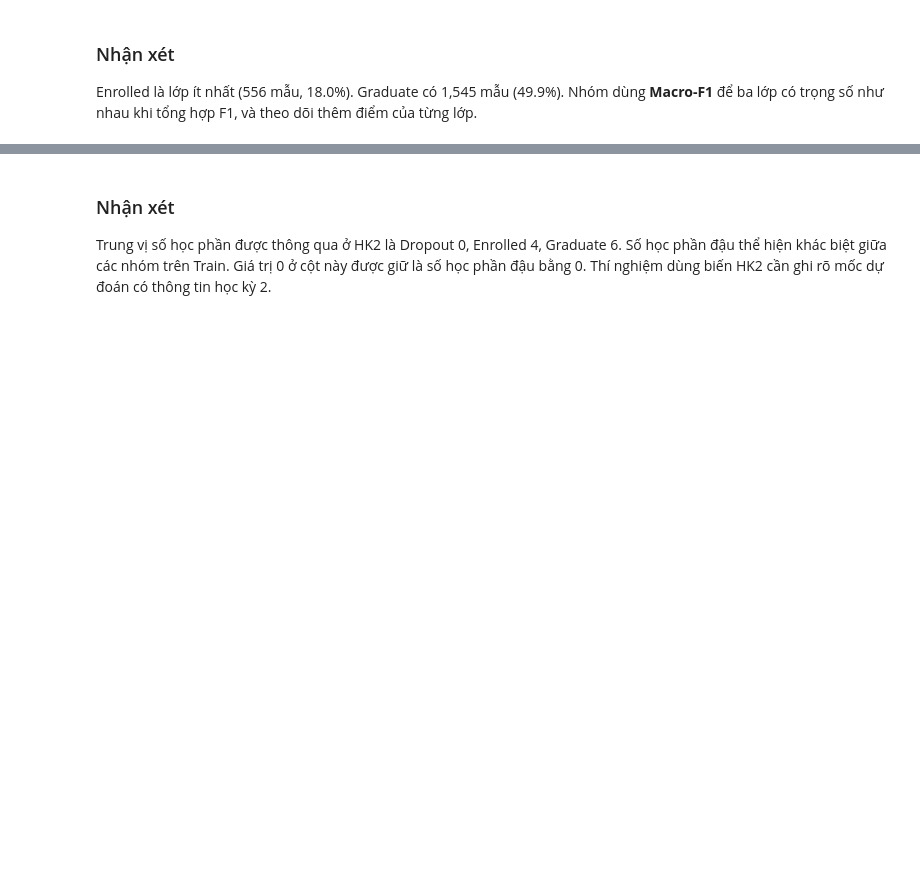
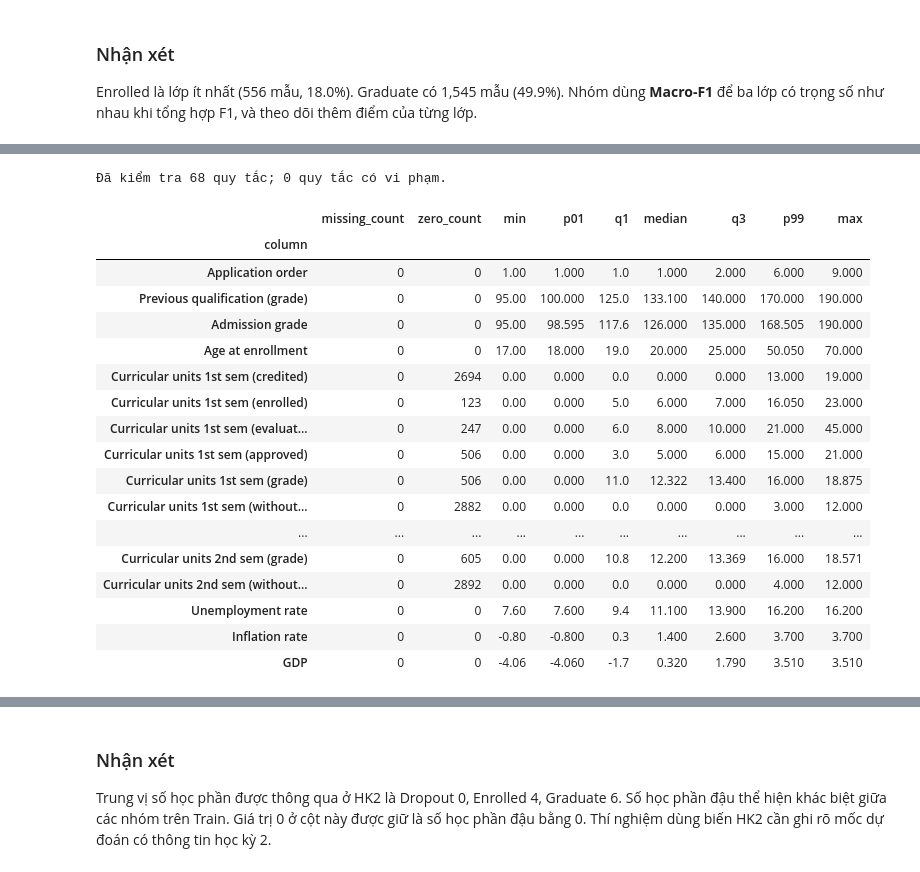
Before and after one commit to HnhanBk415/student-dropout-prediction, a Jupyter notebook: notebooks/data_preparation/01_eda_train.ipynb, the cells around one changed output, grey strips where cells are left out. Saved outputs shown, nothing was run; the diff lists cells and outputs as text; code cells hidden in the pictures; blank space fills up the shorter version.

```diff
--- a/notebooks/data_preparation/01_eda_train.ipynb
+++ b/notebooks/data_preparation/01_eda_train.ipynb
@@ -104,0 +119,70 @@ Enrolled là lớp ít nhất (556 mẫu, 18.0%). Graduate có 1,545 mẫu (49.9
+# %%
+from common.preprocessing import numeric_quality_report
+
+# Chỉ kiểm tra Train. Không dùng phân bố của Validation/Test để chọn cách xử lý.
+quality_report = numeric_quality_report(train)
+quality_report.to_csv(table_dir / "numeric_quality.csv", index=False)
+invalid_checks = quality_report.loc[quality_report["invalid_count"].gt(0)]
+print(f"Đã kiểm tra {len(quality_report)} quy tắc; {len(invalid_checks)} quy tắc có vi phạm.")
+if not invalid_checks.empty:
+    display(invalid_checks)
+    raise ValueError("Train có giá trị số không hợp lệ. Đối chiếu CSV và định nghĩa biến trước khi tiếp tục.")
+
+profile_rows = []
+for column in NUMERIC_COLUMNS:
+    # Thiếu khác với 0: chỉ dropna khi tính thống kê, không sửa dữ liệu Train.
+    values = pd.to_numeric(train[column], errors="raise").dropna()
+    q1 = values.quantile(0.25)
+    q3 = values.quantile(0.75)
+    iqr = q3 - q1
+    lower = q1 - 1.5 * iqr
+    upper = q3 + 1.5 * iqr
+    flagged = values.lt(lower) | values.gt(upper)
+    profile_rows.append({
+        "column": column,
+        "train_count": len(train),
+        "missing_count": int(train[column].isna().sum()),
+        "zero_count": int(values.eq(0).sum()),
+        "min": values.min(),
+        "p01": values.quantile(0.01),
+        "q1": q1,
+        "median": values.median(),
+        "q3": q3,
+        "p99": values.quantile(0.99),
+        "max": values.max(),
+        "iqr": iqr,
+        "iqr_lower": lower,
+        "iqr_upper": upper,
+        "iqr_flag_count": int(flagged.sum()),
+        "iqr_flag_rate": float(flagged.mean()) if len(values) else np.nan,
+    })
+numeric_profile = pd.DataFrame(profile_rows)
+numeric_profile.to_csv(table_dir / "numeric_profile.csv", index=False)
+
+# Tách hai góc nhìn để bảng hiển thị không quá rộng; CSV vẫn lưu đủ độ chính xác.
+display(numeric_profile.set_index("column")[[
+    "missing_count", "zero_count", "min", "p01", "q1", "median", "q3", "p99", "max",
+]].round(3))
+display(numeric_profile.set_index("column")[[
+    "iqr", "iqr_lower", "iqr_upper", "iqr_flag_count", "iqr_flag_rate",
+]].round(4))
+# %% [output]
+Đã kiểm tra 68 quy tắc; 0 quy tắc có vi phạm.
+|  | missing_count | zero_count | min | p01 | q1 | median | q3 | p99 | max |
+| column |  |  |  |  |  |  |  |  |  |
+| Application order | 0 | 0 | 1.00 | 1.000 | 1.0 | 1.000 | 2.000 | 6.000 | 9.000 |
+| Previous qualification (grade) | 0 | 0 | 95.00 | 100.000 | 125.0 | 133.100 | 140.000 | 170.000 | 190.000 |
+| Admission grade | 0 | 0 | 95.00 | 98.595 | 117.6 | 126.000 | 135.000 | 168.505 | 190.000 |
+| Age at enrollment | 0 | 0 | 17.00 | 18.000 | 19.0 | 20.000 | 25.000 | 50.050 | 70.000 |
+| Curricular units 1st sem (credited) | 0 | 2694 | 0.00 | 0.000 | 0.0 | 0.000 | 0.000 | 13.000 | 19.000 |
+| Curricular units 1st sem (enrolled) | 0 | 123 | 0.00 | 0.000 | 5.0 | 6.000 | 7.000 | 16.050 | 23.000 |
+| Curricular units 1st sem (evaluat... | 0 | 247 | 0.00 | 0.000 | 6.0 | 8.000 | 10.000 | 21.000 | 45.000 |
+| Curricular units 1st sem (approved) | 0 | 506 | 0.00 | 0.000 | 3.0 | 5.000 | 6.000 | 15.000 | 21.000 |
+| Curricular units 1st sem (grade) | 0 | 506 | 0.00 | 0.000 | 11.0 | 12.322 | 13.400 | 16.000 | 18.875 |
+| Curricular units 1st sem (without... | 0 | 2882 | 0.00 | 0.000 | 0.0 | 0.000 | 0.000 | 3.000 | 12.000 |
+| ... | ... | ... | ... | ... | ... | ... | ... | ... | ... |
+| Curricular units 2nd sem (grade) | 0 | 605 | 0.00 | 0.000 | 10.8 | 12.200 | 13.369 | 16.000 | 18.571 |
+| Curricular units 2nd sem (without... | 0 | 2892 | 0.00 | 0.000 | 0.0 | 0.000 | 0.000 | 4.000 | 12.000 |
+| Unemployment rate | 0 | 0 | 7.60 | 7.600 | 9.4 | 11.100 | 13.900 | 16.200 | 16.200 |
+| Inflation rate | 0 | 0 | -0.80 | -0.800 | 0.3 | 1.400 | 2.600 | 3.700 | 3.700 |
+| GDP | 0 | 0 | -4.06 | -4.060 | -1.7 | 0.320 | 1.790 | 3.510 | 3.510 |
```
Also changed, not shown: parts of 18 cells of this notebook, 29 other files.
